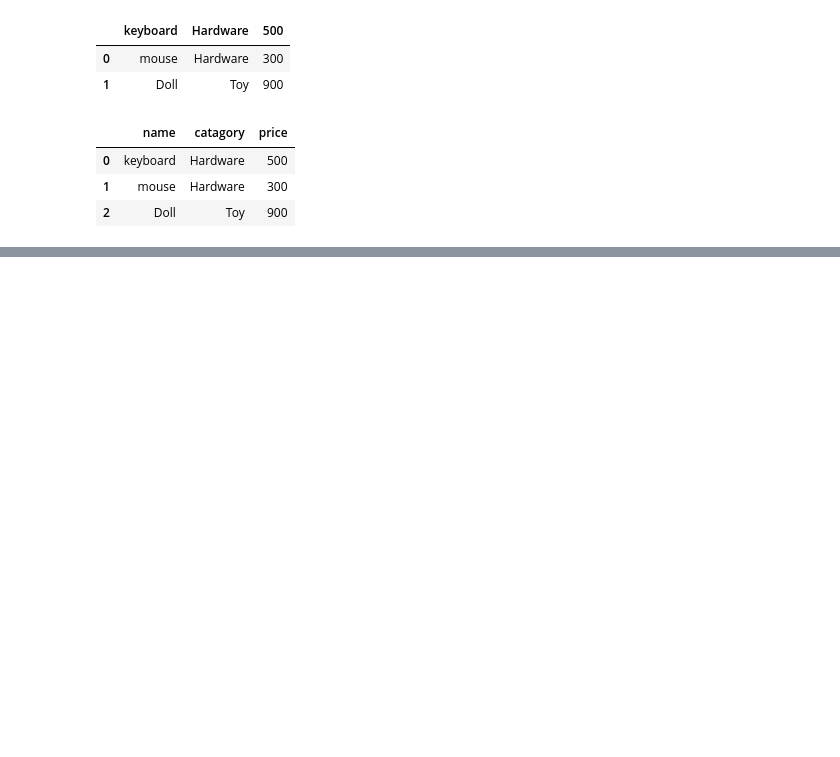
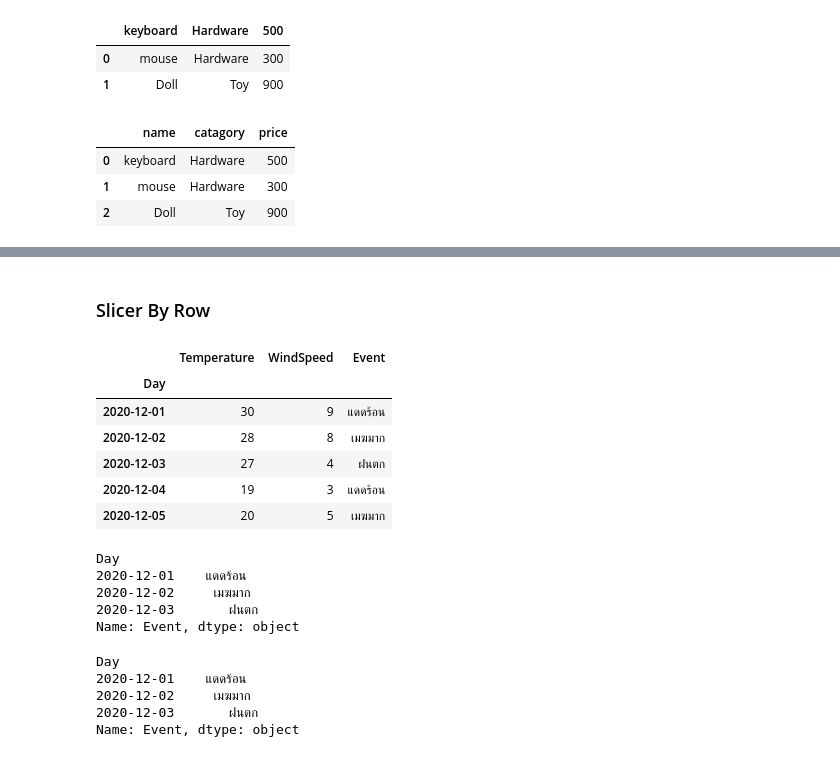
Before and after one commit to PiNGx161/PythonTutorial, a Jupyter notebook: py_pandas.ipynb, the cells around one changed output, grey strips where cells are left out. Cells and saved outputs as stored; diff of their text form; code cells hidden in the pictures; blank space fills up the shorter version.

Commit message:
learn python slicer

```diff
--- a/py_pandas.ipynb
+++ b/py_pandas.ipynb
@@ -242,0 +400,20 @@ df
+# %% [markdown]
+### Slicer By Row
+# %%
+df[:5]
+# %% [output]
+|  | Temperature | WindSpeed | Event |
+| Day |  |  |  |
+| 2020-12-01 | 30 | 9 | แดดร้อน |
+| 2020-12-02 | 28 | 8 | เมฆมาก |
+| 2020-12-03 | 27 | 4 | ฝนตก |
+| 2020-12-04 | 19 | 3 | แดดร้อน |
+| 2020-12-05 | 20 | 5 | เมฆมาก |
+# %%
+df[0:3].Event
+# %% [output]
+Day
+2020-12-01    แดดร้อน
+2020-12-02     เมฆมาก
+2020-12-03       ฝนตก
+Name: Event, dtype: object
@@ -242,0 +423,8 @@ df
+# %%
+df[0:3].Event
+# %% [output]
+Day
+2020-12-01    แดดร้อน
+2020-12-02     เมฆมาก
+2020-12-03       ฝนตก
+Name: Event, dtype: object
```
Also changed, not shown: parts of 19 cells of this notebook, 1 other file.
